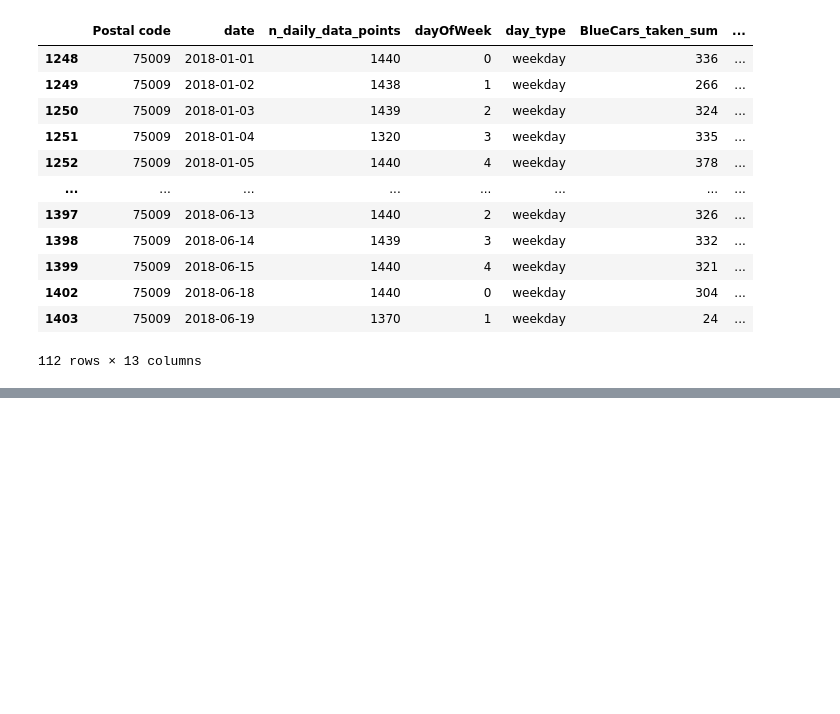
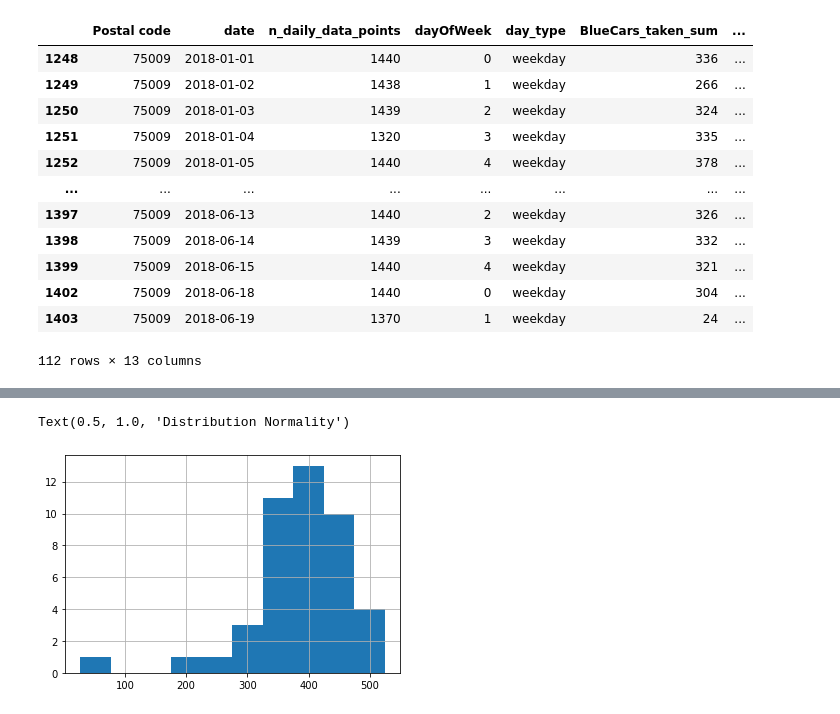
Before and after one commit to mugambiian/C-coding, a Jupyter notebook: Moringa_Core_Week4_IP_IanMugambi.ipynb, the cells around one changed output, grey strips where cells are left out. Drawn from its saved outputs; the diff is of its cells as text; code cells hidden in the pictures; blank space fills up the shorter version.

```diff
--- a/Moringa_Core_Week4_IP_IanMugambi.ipynb
+++ b/Moringa_Core_Week4_IP_IanMugambi.ipynb
@@ -324,0 +398,5 @@ Blue_Cars_Weekdays_Checked = Postal_Codes_Blue_Cars_Weekdays['BlueCars_taken_sum
+# %%
+# we get the data for question one
+
+Blue_Cars_Weekend = Autolib[Autolib['day_type']=='weekend']
+Blue_Cars_Weekend
@@ -324,0 +417,3 @@ Blue_Cars_Weekdays_Checked = Postal_Codes_Blue_Cars_Weekdays['BlueCars_taken_sum
+# %%
+Postal_Codes_Blue_Cars_Weekend = Blue_Cars_Weekend[Blue_Cars_Weekend['Postal code']== 75019 & 75013]
+Postal_Codes_Blue_Cars_Weekend
@@ -324,0 +455,8 @@ Blue_Cars_Weekdays_Checked = Postal_Codes_Blue_Cars_Weekdays['BlueCars_taken_sum
+# %%
+#we will use a Z test to check for normal distribution i.e. we check if our data is normally distributed
+Blue_Cars_Weekend_Checked = Postal_Codes_Blue_Cars_Weekend['BlueCars_taken_sum'].sort_values(ascending =True)
+Blue_Cars_Weekend_Checked.hist()
+plt.set_title("Distribution Normality")
+# %% [output]
+Text(0.5, 1.0, 'Distribution Normality')
+[figure, added]
```
Also changed, not shown: parts of 12 cells of this notebook.
